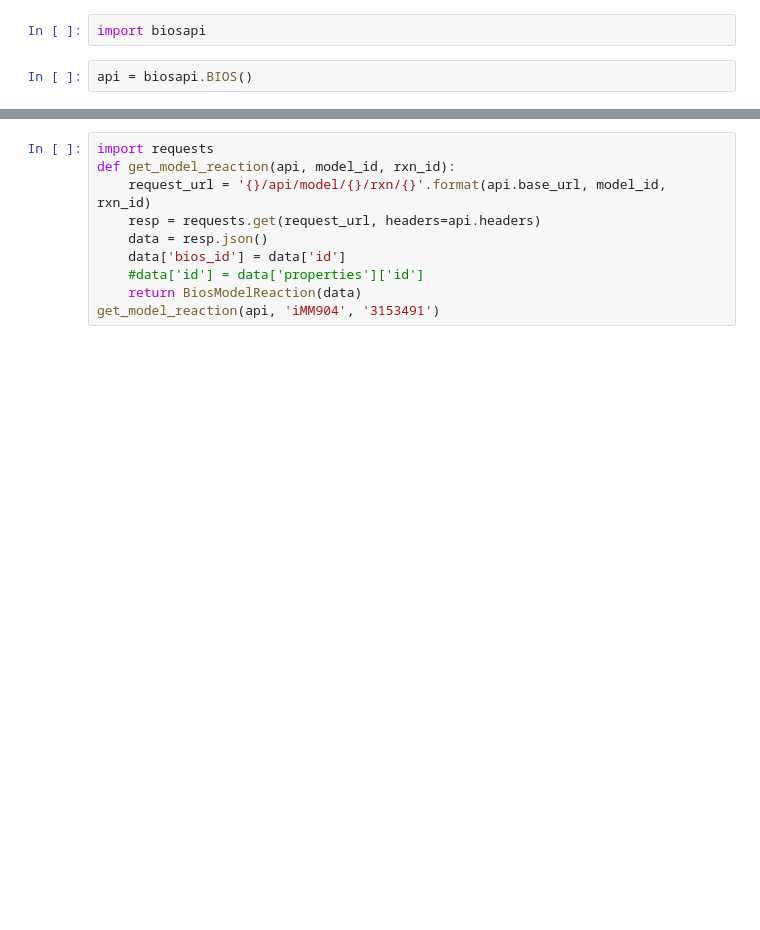
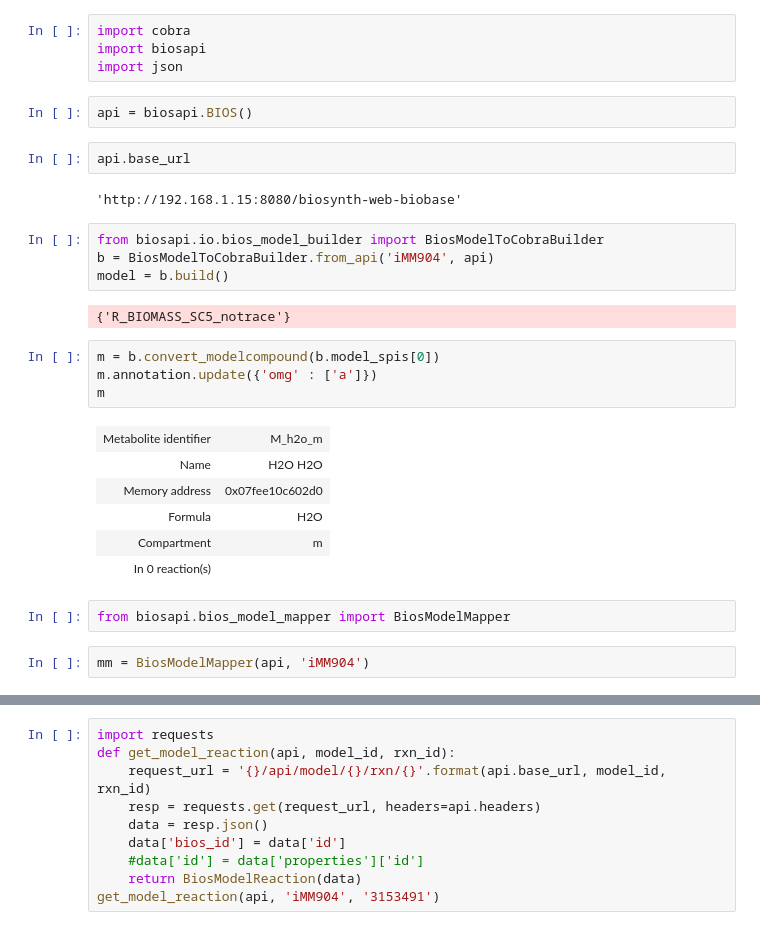
Before and after one commit to Fxe/biosapi, a Jupyter notebook: examples/model_io.ipynb, the cells around one changed output, grey strips where cells are left out. Saved outputs shown, nothing was run; the diff lists cells and outputs as text; blank space fills up the shorter version.

Commit message:
model builder

```diff
--- a/examples/model_io.ipynb
+++ b/examples/model_io.ipynb
@@ -1,4 +1,31 @@
 # %%
+import cobra
 import biosapi
+import json
 # %%
 api = biosapi.BIOS()
+# %%
+api.base_url
+# %% [output]
+'http://192.168.1.15:8080/biosynth-web-biobase'
+# %%
+from biosapi.io.bios_model_builder import BiosModelToCobraBuilder
+b = BiosModelToCobraBuilder.from_api('iMM904', api)
+model = b.build()
+# %% [output]
+{'R_BIOMASS_SC5_notrace'}
+# %%
+m = b.convert_modelcompound(b.model_spis[0])
+m.annotation.update({'omg' : ['a']})
+m
+# %% [output]
+| Metabolite identifier | M_h2o_m |
+| Name | H2O H2O |
+| Memory address | 0x07fee10c602d0 |
+| Formula | H2O |
+| Compartment | m |
+| In 0 reaction(s) |  |
+# %%
+from biosapi.bios_model_mapper import BiosModelMapper
+# %%
+mm = BiosModelMapper(api, 'iMM904')
```
Also changed, not shown: parts of 4 cells of this notebook, 3 other files.
